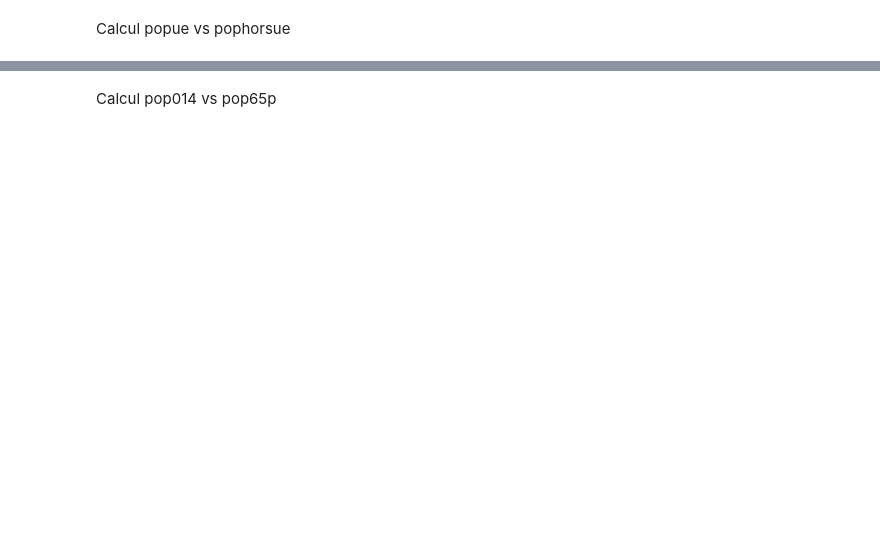
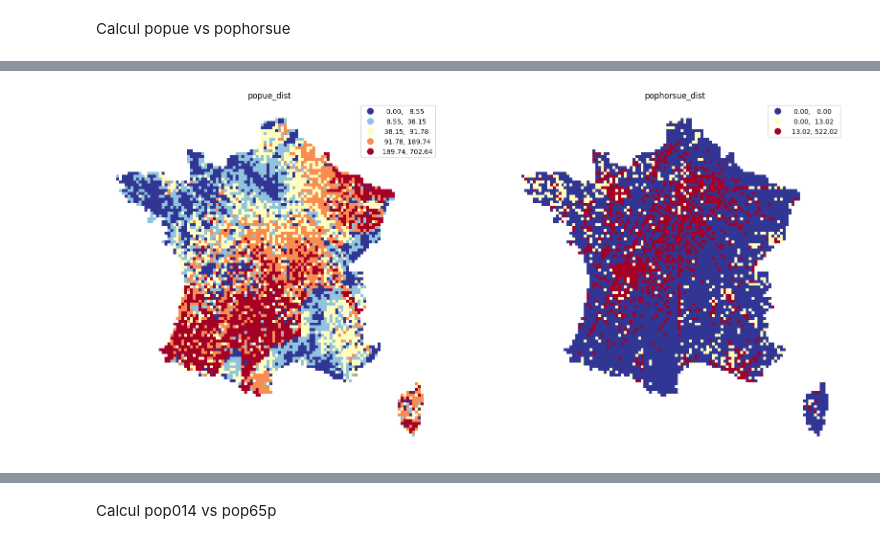
Before and after one commit to fsemecurbe/AOTMS, a Jupyter notebook: AOPTMSG.ipynb, the cells around one changed output, grey strips where cells are left out. Cells and saved outputs as stored; diff of their text form; code cells hidden in the pictures; blank space fills up the shorter version.

```diff
--- a/AOPTMSG.ipynb
+++ b/AOPTMSG.ipynb
@@ -187 +215,13 @@ Calcul popue vs pophorsue
+# %%
+fig, axes = plt.subplots(1, 2, figsize=(20, 10))
+
+df_agg.plot('popue_dist', cmap='RdYlBu_r', scheme='quantiles', legend=True, figsize=(10,10), ax=axes[0])
+axes[0].set_title("popue_dist")
+axes[0].set_axis_off()
+
+df_agg.plot('pophorsue_dist', cmap='RdYlBu_r', scheme='quantiles', legend=True, figsize=(10,10), ax=axes[1])
+axes[1].set_title("pophorsue_dist")
+axes[1].set_axis_off()
+# %% [output]
+[figure, added]
 # %%
```
Also changed, not shown: parts of 20 cells of this notebook.
